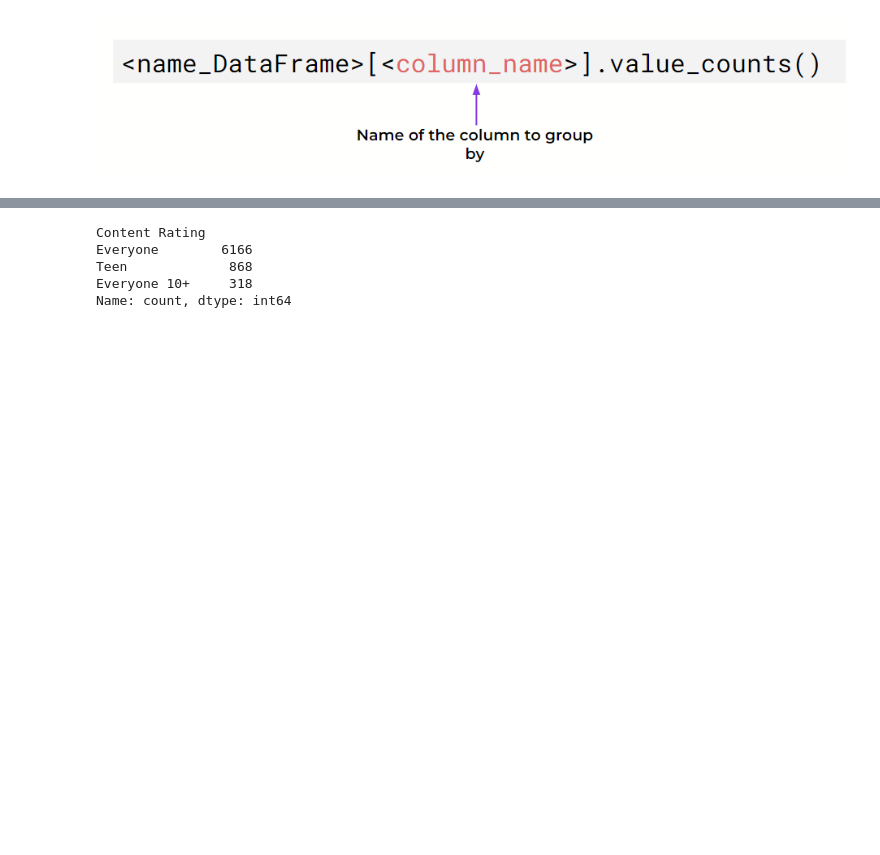
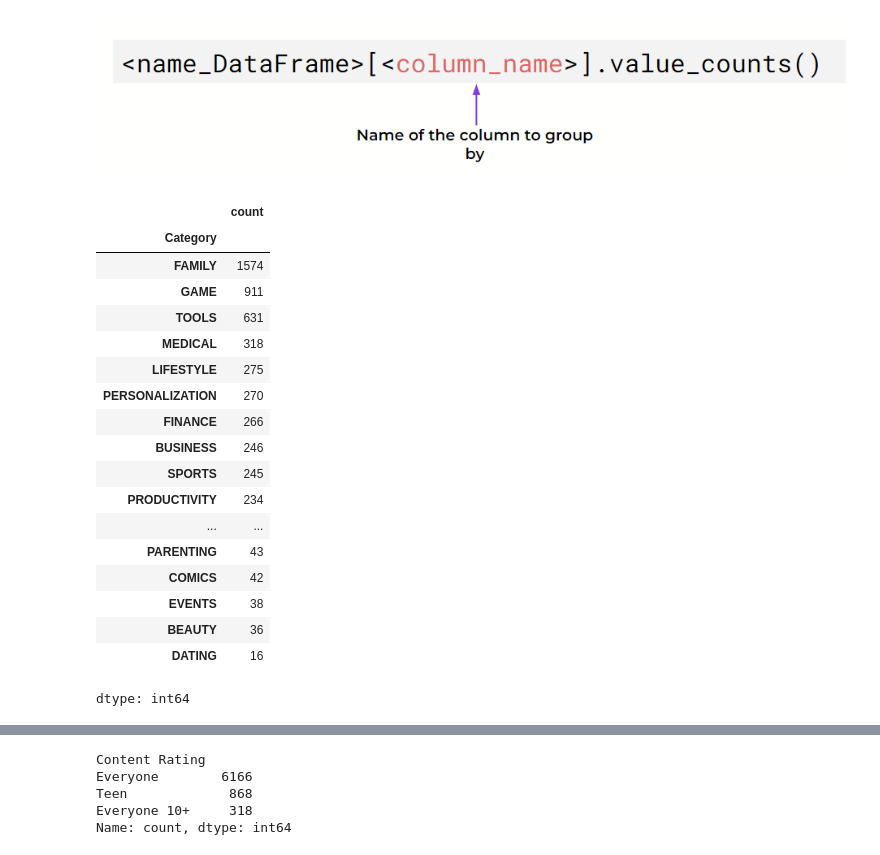
Before and after one commit to amilafr/algo-python-pro2, a Jupyter notebook: M3L2_Data_grouping_methods.ipynb, the cells around one changed output, grey strips where cells are left out. Saved outputs shown, nothing was run; the diff lists cells and outputs as text; code cells hidden in the pictures; blank space fills up the shorter version.

```diff
--- a/M3L2_Data_grouping_methods.ipynb
+++ b/M3L2_Data_grouping_methods.ipynb
@@ -20,6 +20,29 @@ import pandas as pd
 df = pd.read_csv("GoogleApps.csv")
 # %% [markdown]
 ![image.png](embedded-picture-1)
+# %%
+# grouping --> mengelompokkan data berdasarkan Category
+df['Category'].value_counts()
+# %% [output]
+|  | count |
+| Category |  |
+| FAMILY | 1574 |
+| GAME | 911 |
+| TOOLS | 631 |
+| MEDICAL | 318 |
+| LIFESTYLE | 275 |
+| PERSONALIZATION | 270 |
+| FINANCE | 266 |
+| BUSINESS | 246 |
+| SPORTS | 245 |
+| PRODUCTIVITY | 234 |
+| ... | ... |
+| PARENTING | 43 |
+| COMICS | 42 |
+| EVENTS | 38 |
+| BEAUTY | 36 |
+| DATING | 16 |
+dtype: int64
 # %%
 # grouping --> mengelompokkan data berdasarkan content rating
 df['Content Rating'].value_counts()
```
Also changed, not shown: parts of 6 cells of this notebook.
